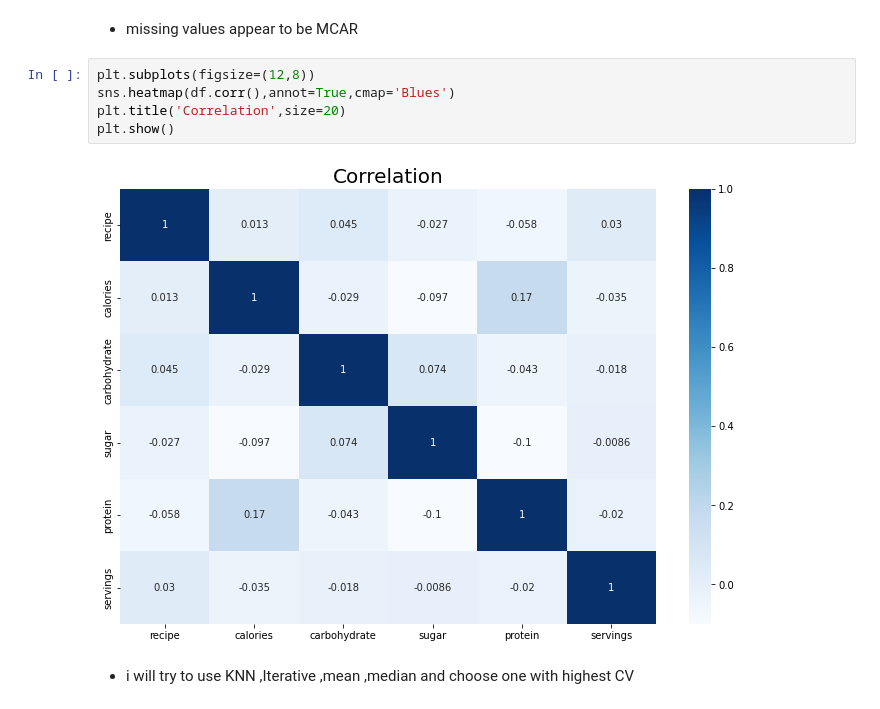
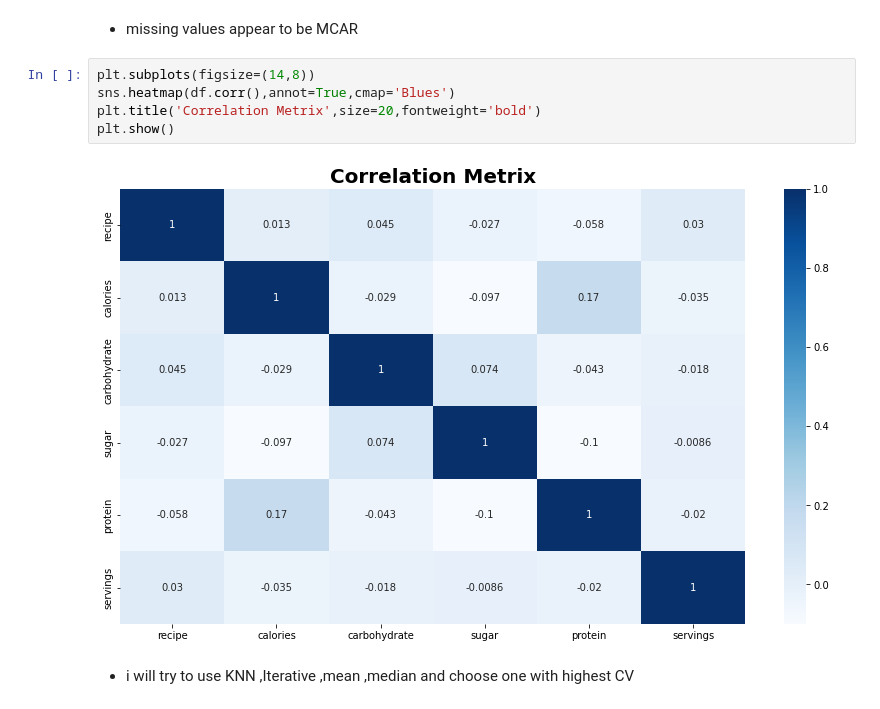
Before and after one commit to MahmoudAdel-hub/DSProfessional, a Jupyter notebook: DSProfessional.ipynb, the cells around one changed output. Drawn from its saved outputs; the diff is of its cells as text.

```diff
--- a/DSProfessional.ipynb
+++ b/DSProfessional.ipynb
@@ -141,12 +141,12 @@ df[df.isnull().any(axis=1)]
 # %% [markdown]
 - missing values appear to be MCAR
 # %%
-plt.subplots(figsize=(12,8))
+plt.subplots(figsize=(14,8))
 sns.heatmap(df.corr(),annot=True,cmap='Blues')
-plt.title('Correlation',size=20)
+plt.title('Correlation Metrix',size=20,fontweight='bold')
 plt.show()
 # %% [output]
-[figure, old version]
+[figure, new version]
 # %% [markdown]
 - i will try to use KNN ,Iterative ,mean ,median and choose one with highest CV
 # %%
```
Also changed, not shown: parts of 23 cells of this notebook, 4 other files.
